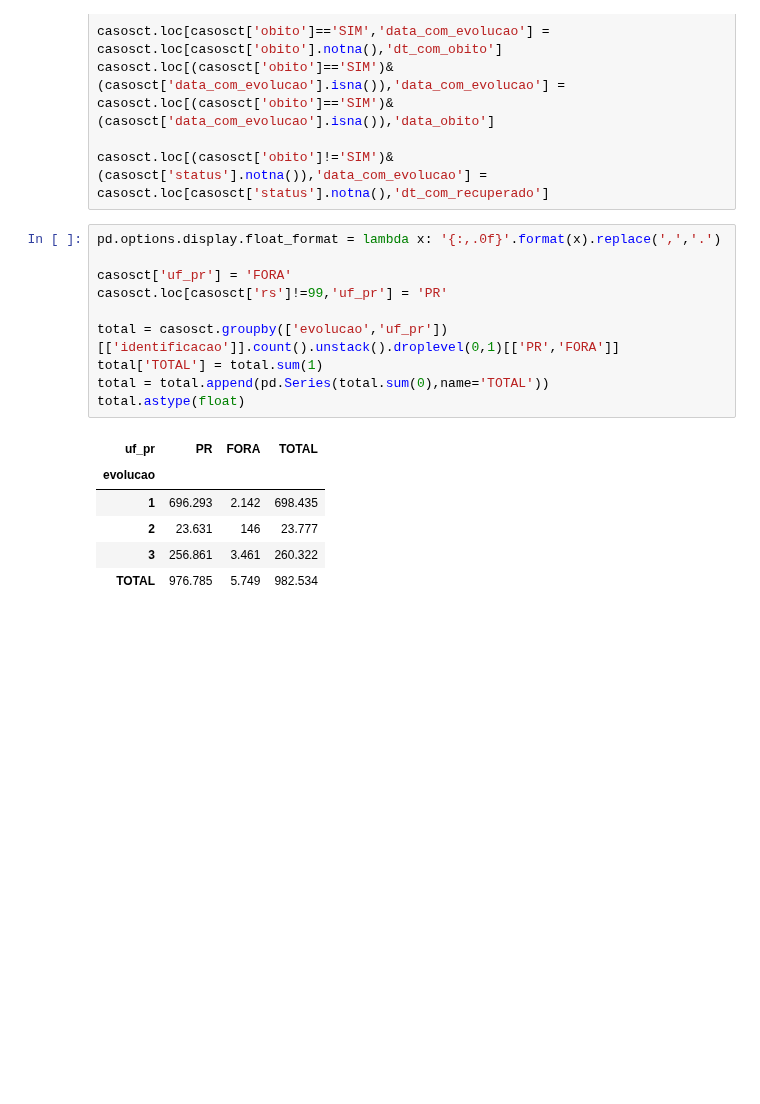
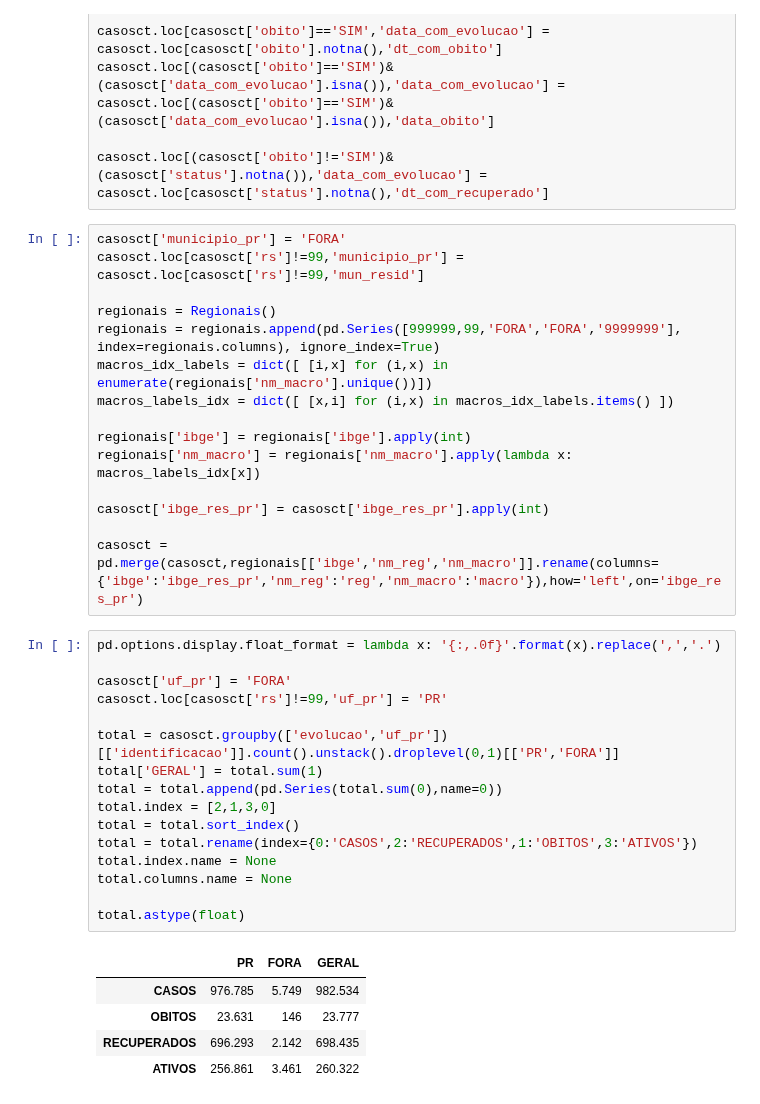
Before and after one commit to vinnylg/covid19datascience, a Jupyter notebook: notebooks/merge_access.ipynb, the cells around one changed output. Cells and saved outputs as stored; diff of their text form; blank space fills up the shorter version.

```diff
--- a/notebooks/merge_access.ipynb
+++ b/notebooks/merge_access.ipynb
@@ -162,20 +163,40 @@ casosct.loc[casosct['obito']=='SIM','data_com_evolucao'] = casosct.loc[casosct['
 casosct.loc[(casosct['obito']=='SIM')&(casosct['data_com_evolucao'].isna()),'data_com_evolucao'] = casosct.loc[(casosct['obito']=='SIM')&(casosct['data_com_evolucao'].isna()),'data_obito']
 
 casosct.loc[(casosct['obito']!='SIM')&(casosct['status'].notna()),'data_com_evolucao'] = casosct.loc[casosct['status'].notna(),'dt_com_recuperado']
+# %%
+casosct['municipio_pr'] = 'FORA'
+casosct.loc[casosct['rs']!=99,'municipio_pr'] = casosct.loc[casosct['rs']!=99,'mun_resid']
+
+regionais = Regionais()
+regionais = regionais.append(pd.Series([999999,99,'FORA','FORA','9999999'], index=regionais.columns), ignore_index=True)
+macros_idx_labels = dict([ [i,x] for (i,x) in enumerate(regionais['nm_macro'].unique())])
+macros_labels_idx = dict([ [x,i] for (i,x) in macros_idx_labels.items() ])
+
+regionais['ibge'] = regionais['ibge'].apply(int)
+regionais['nm_macro'] = regionais['nm_macro'].apply(lambda x: macros_labels_idx[x])
+
+casosct['ibge_res_pr'] = casosct['ibge_res_pr'].apply(int)
+
+casosct = pd.merge(casosct,regionais[['ibge','nm_reg','nm_macro']].rename(columns={'ibge':'ibge_res_pr','nm_reg':'reg','nm_macro':'macro'}),how='left',on='ibge_res_pr')
 # %%
 pd.options.display.float_format = lambda x: '{:,.0f}'.format(x).replace(',','.')
 
 casosct['uf_pr'] = 'FORA'
 casosct.loc[casosct['rs']!=99,'uf_pr'] = 'PR'
 
 total = casosct.groupby(['evolucao','uf_pr'])[['identificacao']].count().unstack().droplevel(0,1)[['PR','FORA']]
-total['TOTAL'] = total.sum(1)
-total = total.append(pd.Series(total.sum(0),name='TOTAL'))
+total['GERAL'] = total.sum(1)
+total = total.append(pd.Series(total.sum(0),name=0))
+total.index = [2,1,3,0]
+total = total.sort_index()
+total = total.rename(index={0:'CASOS',2:'RECUPERADOS',1:'OBITOS',3:'ATIVOS'})
+total.index.name = None
+total.columns.name = None
+
 total.astype(float)
 # %% [output]
-| uf_pr | PR | FORA | TOTAL |
-| evolucao |  |  |  |
-| 1 | 696.293 | 2.142 | 698.435 |
-| 2 | 23.631 | 146 | 23.777 |
-| 3 | 256.861 | 3.461 | 260.322 |
-| TOTAL | 976.785 | 5.749 | 982.534 |
+|  | PR | FORA | GERAL |
+| CASOS | 976.785 | 5.749 | 982.534 |
+| OBITOS | 23.631 | 146 | 23.777 |
+| RECUPERADOS | 696.293 | 2.142 | 698.435 |
+| ATIVOS | 256.861 | 3.461 | 260.322 |
```
Also changed, not shown: parts of 8 cells of this notebook.
